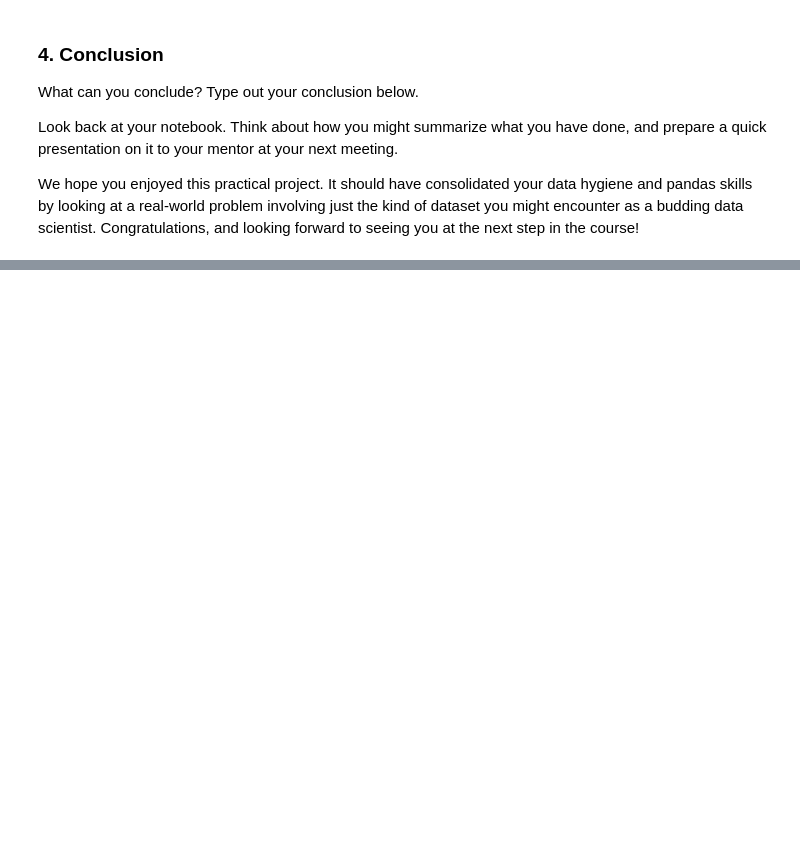
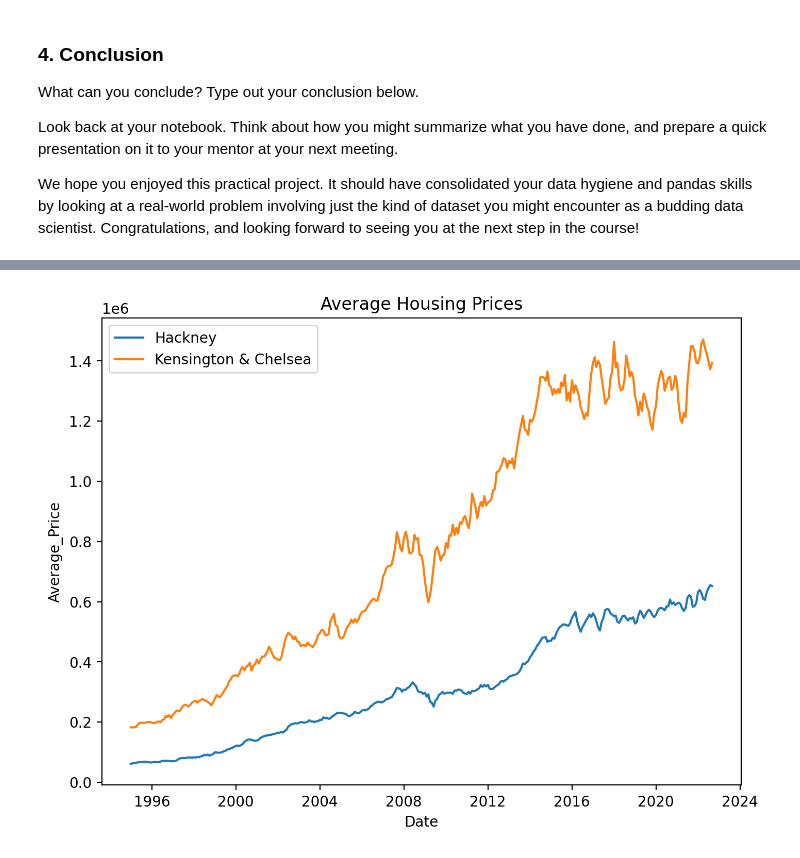
Before and after one commit to clewis53/CaeleyLewis_Unit4Challenge_Tier-3, a Jupyter notebook: CaeleyLewis_Unit4Challenge_Tier3.ipynb, the cells around one changed output, grey strips where cells are left out. Cells and saved outputs as stored; diff of their text form; code cells hidden in the pictures; blank space fills up the shorter version.

```diff
--- a/CaeleyLewis_Unit4Challenge_Tier3.ipynb
+++ b/CaeleyLewis_Unit4Challenge_Tier3.ipynb
@@ -279,0 +313,12 @@ We hope you enjoyed this practical project. It should have consolidated your dat
+# %%
+hackney = prop_ready[prop_ready['Borough'] == 'Hackney']
+kens_chel = prop_ready[prop_ready['Borough'] == 'Kensington & Chelsea']
+plt.figure(figsize=(8,6), dpi=200)
+sns.lineplot(data=hackney, x='Date', y='Average_Price')
+sns.lineplot(data=kens_chel, x='Date', y='Average_Price')
+plt.title('Average Housing Prices')
+plt.legend(labels=['Hackney', 'Kensington & Chelsea'])
+plt.savefig('comparison_lineplot.png')
+plt.show()
+# %% [output]
+[figure, added]
```
Also changed, not shown: parts of 9 cells of this notebook.
